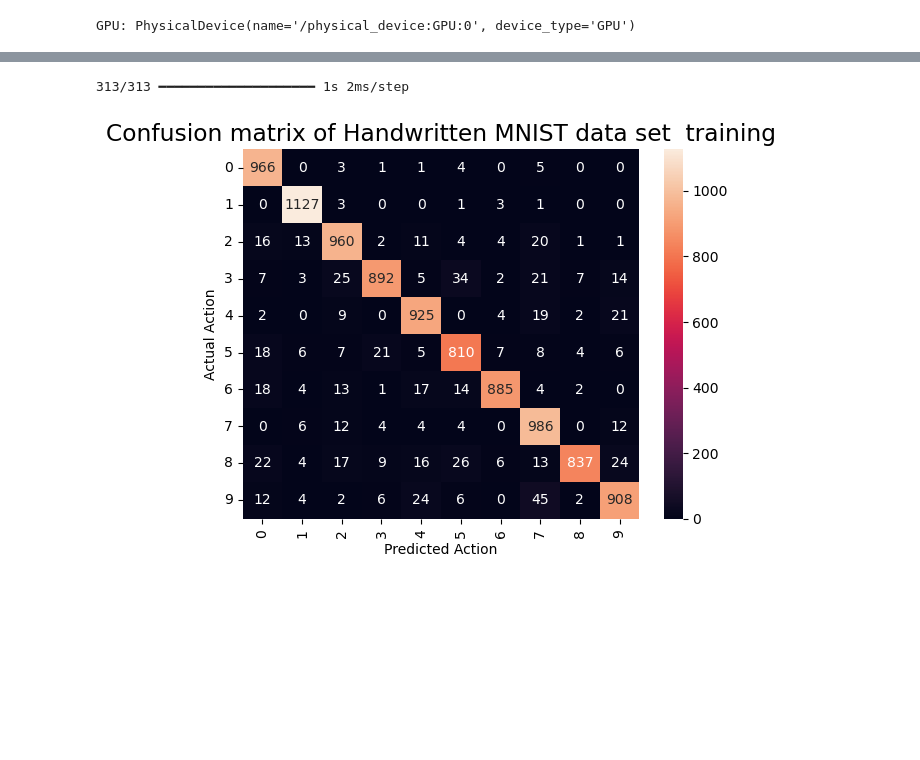
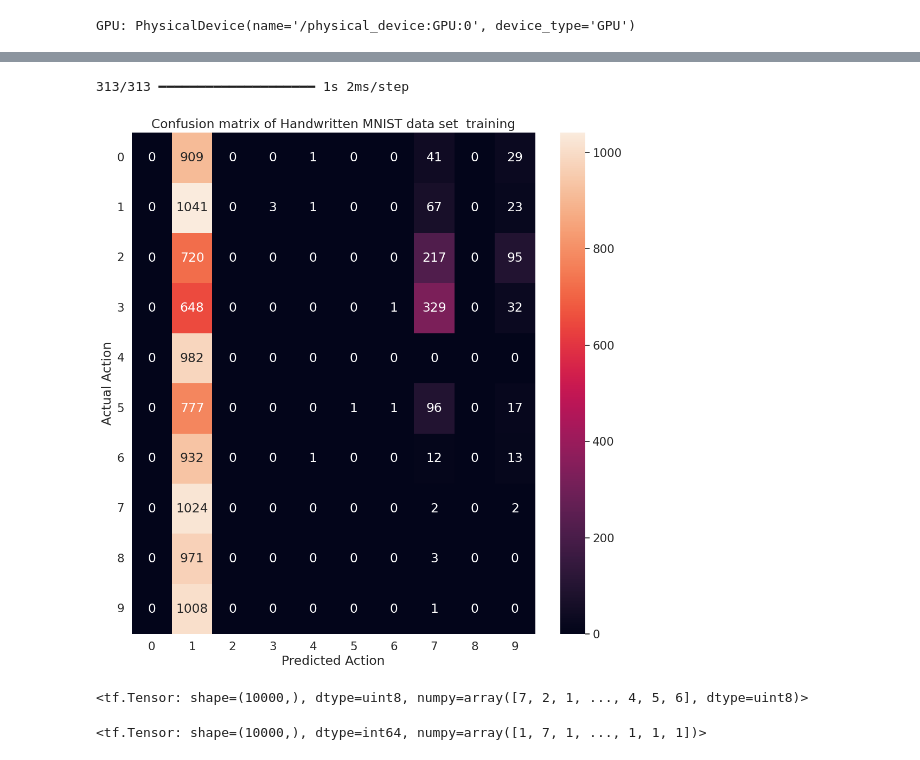
Before and after one commit to TheOpenSI/QML-QPF, a Jupyter notebook: scripts/visualisaton_results.ipynb, the cells around one changed output, grey strips where cells are left out. Drawn from its saved outputs; the diff is of its cells as text; code cells hidden in the pictures; blank space fills up the shorter version.

```diff
--- a/scripts/visualisaton_results.ipynb
+++ b/scripts/visualisaton_results.ipynb
@@ -189,10 +190 @@ To enable the following instructions: AVX2 AVX512F AVX512_VNNI FMA, in other ope
 60000
-# %%
-my_model = Model(n_classes=data.n_classes)  # 10 for mnist dataset)
-# Compile the model
-my_model.compile_model()
-
-train_images = load_data(
-    data.SAVE_PATH + "filtered_train_images_{}.npy".format("full"))
-test_images = load_data(
-    data.SAVE_PATH + "filtered_test_images_{}.npy".format("full"))
@@ -239,11 +191,22 @@ my_model.model.save(data.SAVE_PATH+'tf_model_full.keras')
 # %%
 from tensorflow.keras.models import load_model
-my_model_full = load_model(data.SAVE_PATH+'tf_model_full.keras')
+# my_model_test = load_model(data.SAVE_PATH+'model_quantum_cnot.keras')
+my_model_test = load_model(data.SAVE_PATH+'model_full.keras')
 # %%
 # make the prediction and plot the Confusion Matrix
 
-y_pred, actual, label = my_model.prediction(my_model_full, test_images, test_labels)
+my_model = Model(10)
+
+y_pred, actual, label = my_model.prediction(my_model_test, test_images, test_labels)
 my_model.plot_confusion_matrix(y_pred, actual, label, ' training')
 # %% [output]
 313/313 ━━━━━━━━━━━━━━━━━━━━ 1s 2ms/step
-[figure, old version]
+[figure, new version]
+# %%
+y_pred
+# %% [output]
+<tf.Tensor: shape=(10000,), dtype=uint8, numpy=array([7, 2, 1, ..., 4, 5, 6], dtype=uint8)>
+# %%
+actual
+# %% [output]
+<tf.Tensor: shape=(10000,), dtype=int64, numpy=array([1, 7, 1, ..., 1, 1, 1])>
```
Also changed, not shown: parts of 6 cells of this notebook, 2 other files.
